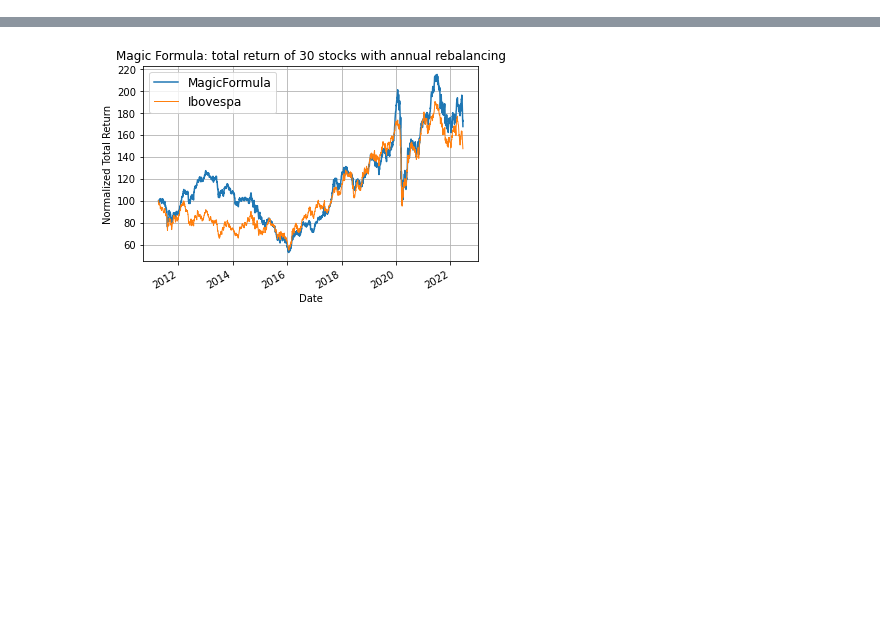
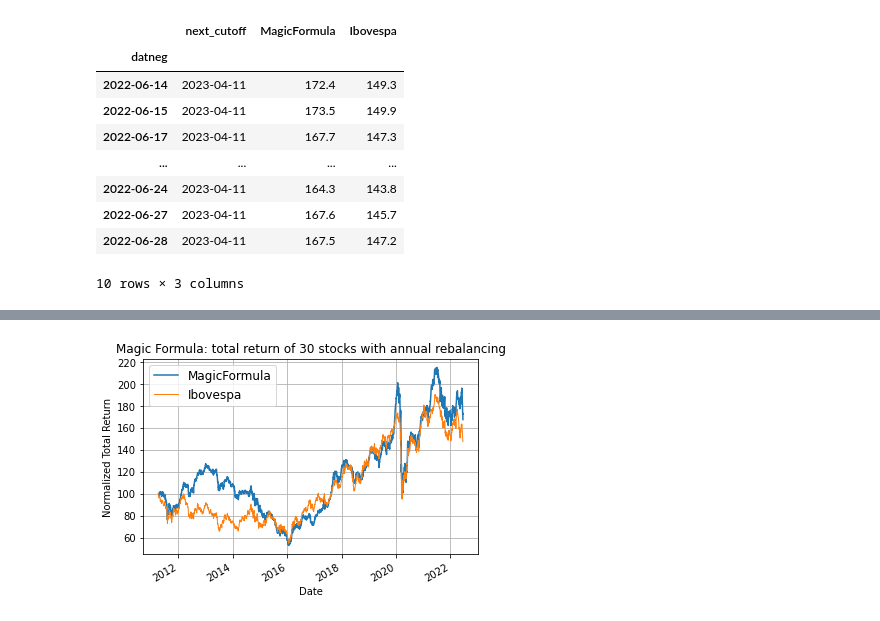
Before and after one commit to AlgebraQuant/MagicFormula, a Jupyter notebook: scripts/6_portfolio_returns.ipynb, the cells around one changed output, grey strips where cells are left out. Drawn from its saved outputs; the diff is of its cells as text; code cells hidden in the pictures; blank space fills up the shorter version.

```diff
--- a/scripts/6_portfolio_returns.ipynb
+++ b/scripts/6_portfolio_returns.ipynb
@@ -201,3 +201,16 @@ df_portfolio
+# %%
+df_portfolio.tail(10)
+# %% [output]
+|  | next_cutoff | MagicFormula | Ibovespa |
+| datneg |  |  |  |
+| 2022-06-14 | 2023-04-11 | 172.4 | 149.3 |
+| 2022-06-15 | 2023-04-11 | 173.5 | 149.9 |
+| 2022-06-17 | 2023-04-11 | 167.7 | 147.3 |
+| ... | ... | ... | ... |
+| 2022-06-24 | 2023-04-11 | 164.3 | 143.8 |
+| 2022-06-27 | 2023-04-11 | 167.6 | 145.7 |
+| 2022-06-28 | 2023-04-11 | 167.5 | 147.2 |
+10 rows × 3 columns
 # %%
 # Simple plot
 df_portfolio[['MagicFormula', 'Ibovespa']].plot()
```
Also changed, not shown: parts of 13 cells of this notebook, 2 other files.
